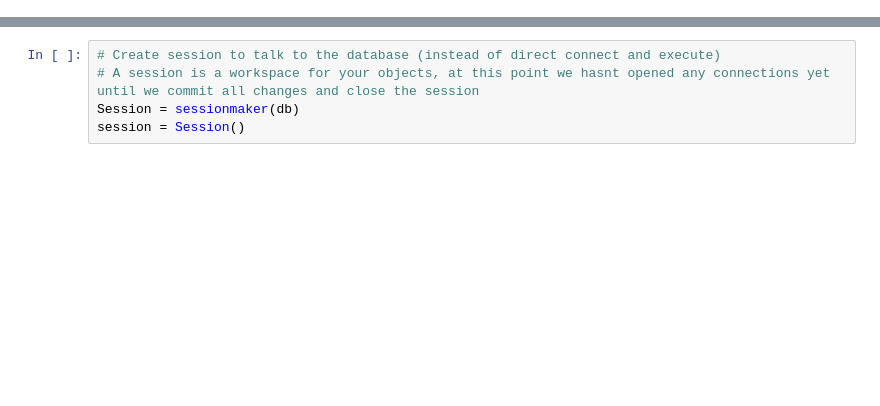
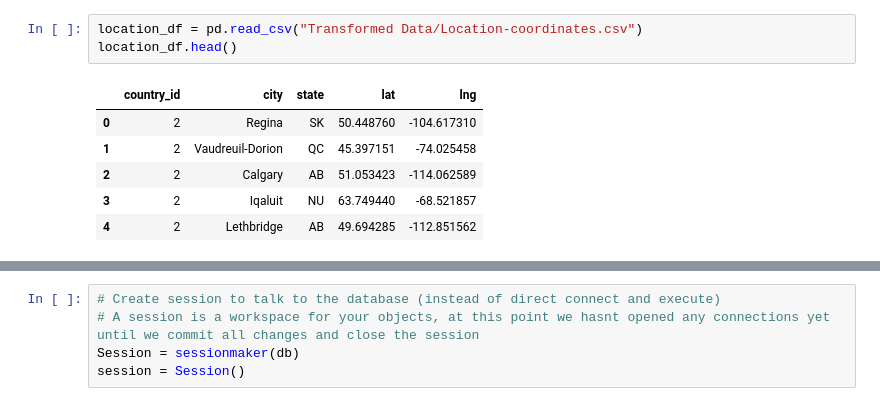
Before and after one commit to angmay/DataJobMarket, a Jupyter notebook: Load.ipynb, the cells around one changed output, grey strips where cells are left out. Cells and saved outputs as stored; diff of their text form; blank space fills up the shorter version.

```diff
--- a/Load.ipynb
+++ b/Load.ipynb
@@ -18,0 +38,10 @@ with open(csv_filepath, 'r') as file:
+# %%
+location_df = pd.read_csv("Transformed Data/Location-coordinates.csv")
+location_df.head()
+# %% [output]
+|  | country_id | city | state | lat | lng |
+| 0 | 2 | Regina | SK | 50.448760 | -104.617310 |
+| 1 | 2 | Vaudreuil-Dorion | QC | 45.397151 | -74.025458 |
+| 2 | 2 | Calgary | AB | 51.053423 | -114.062589 |
+| 3 | 2 | Iqaluit | NU | 63.749440 | -68.521857 |
+| 4 | 2 | Lethbridge | AB | 49.694285 | -112.851562 |
```
Also changed, not shown: parts of 29 cells of this notebook.
